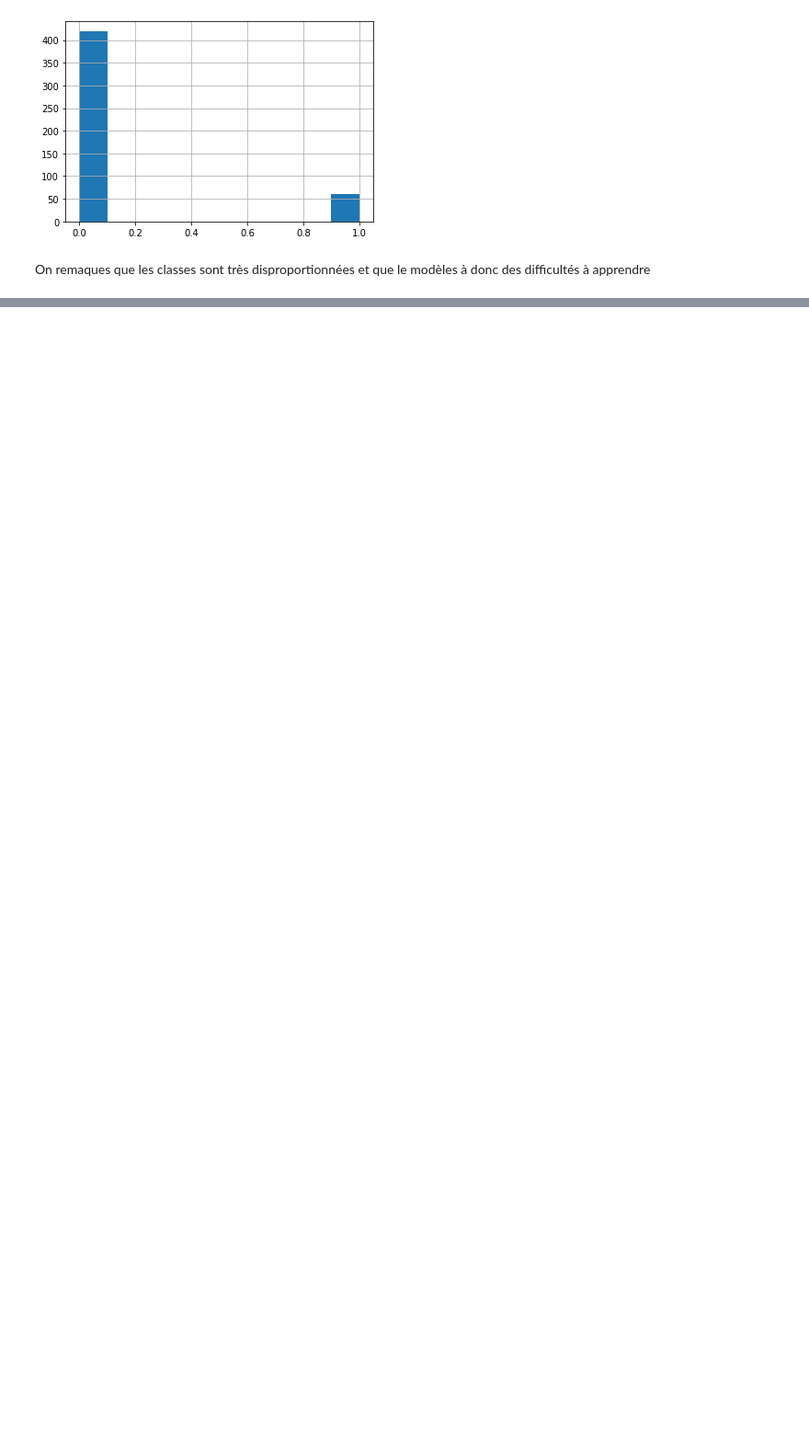
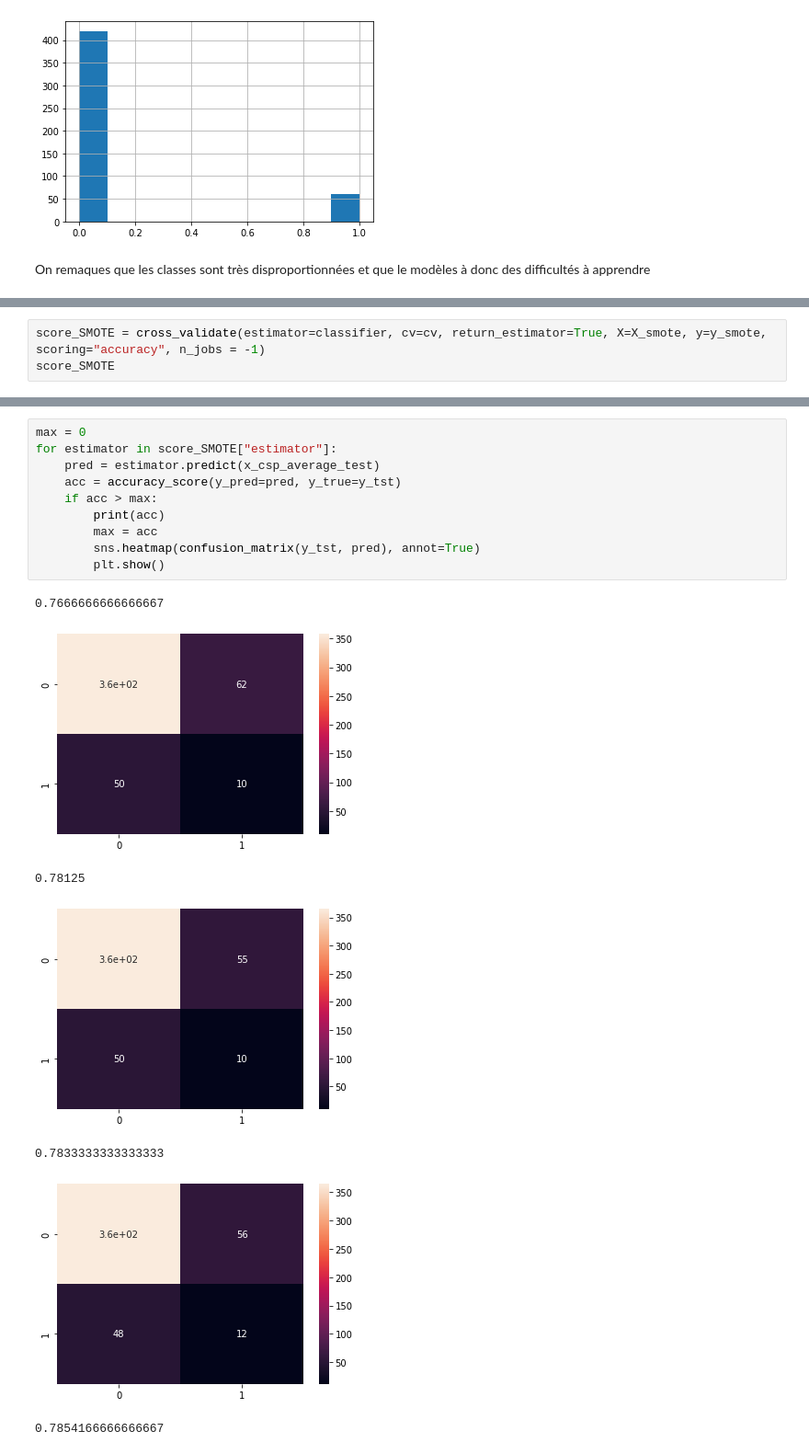
Before and after one commit to MaximMangematinM/poc_concensiousness, a Jupyter notebook: awake.ipynb, the cells around one changed output, grey strips where cells are left out. Shown at 92% size. Cells and saved outputs as stored; diff of their text form; blank space fills up the shorter version.

```diff
--- a/awake.ipynb
+++ b/awake.ipynb
@@ -235,0 +255,3 @@ On remaques que les classes sont très disproportionnées et que le modèles à
+# %%
+score_SMOTE = cross_validate(estimator=classifier, cv=cv, return_estimator=True, X=X_smote, y=y_smote, scoring="accuracy", n_jobs = -1)
+score_SMOTE
@@ -235,0 +276,18 @@ On remaques que les classes sont très disproportionnées et que le modèles à
+# %%
+max = 0
+for estimator in score_SMOTE["estimator"]:
+    pred = estimator.predict(x_csp_average_test)
+    acc = accuracy_score(y_pred=pred, y_true=y_tst)
+    if acc > max:
+        print(acc)
+        max = acc
+        sns.heatmap(confusion_matrix(y_tst, pred), annot=True)
+        plt.show()
+# %% [output]
+0.7666666666666667
+[figure, added]
+0.78125
+[figure, added]
+0.7833333333333333
+[figure, added]
+0.7854166666666667
```
Also changed, not shown: parts of 10 cells of this notebook.
